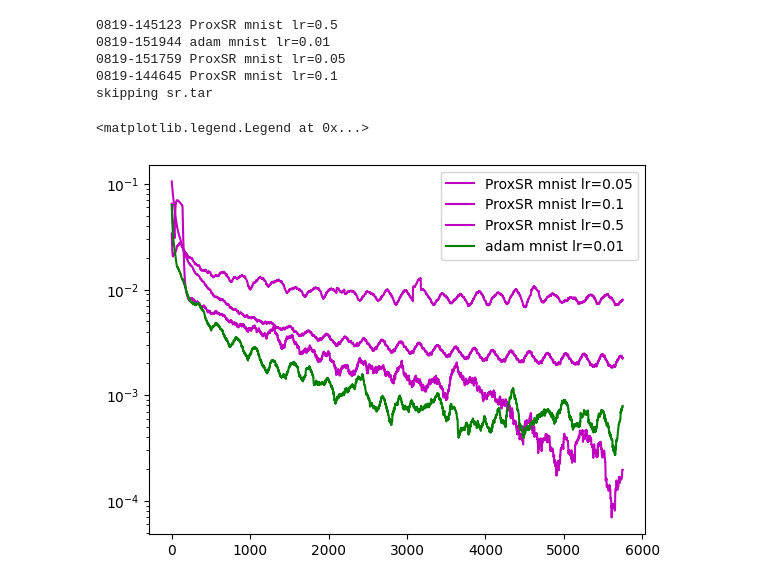
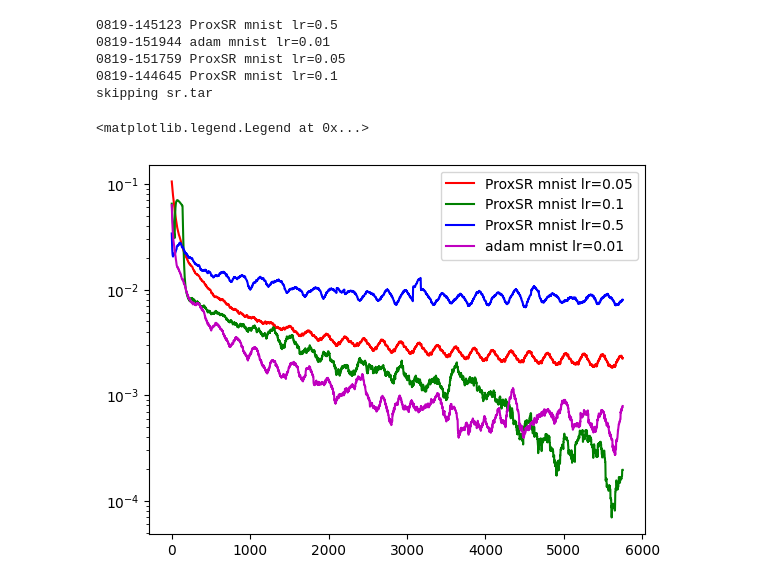
Before and after one commit to nilin/srgeneral, a Jupyter notebook: plot.ipynb, the cells around one changed output. Drawn from its saved outputs; the diff is of its cells as text; code cells hidden in the pictures.

```diff
--- a/plot.ipynb
+++ b/plot.ipynb
@@ -48,25 +48,25 @@ def getcolor(r):
 # %%
 def smooth(y,k=10):
     s=np.ones((k,))/k
     return np.convolve(y,s,mode='valid')
 
 def getenergies(run):
     with open(os.path.join(logdir,run,'loss.txt'),'r') as f:
         return np.array([float(l) for l in f])
 
 colors=['r','g','b','m','y','c','orange','brown']*2
 alphas=[1]*10
 linestyles=['-']*10
 
 for (r,n),c,ls,a in zip(runs.items(),colors,linestyles,alphas):
     try:
-        plt.plot(smooth(getenergies(r),k=100),label=n,color=getcolor(n),ls=ls,alpha=a)
+        plt.plot(smooth(getenergies(r),k=100),label=n,color=c,ls=ls,alpha=a)
     except Exception as e:
         print(e)
         print('skip',r,n)
 
 plt.yscale('log')
 plt.legend()
 # %% [output]
 <matplotlib.legend.Legend at 0x...>
-[figure, old version]
+[figure, new version]
```
Also changed, not shown: 1 other file.
